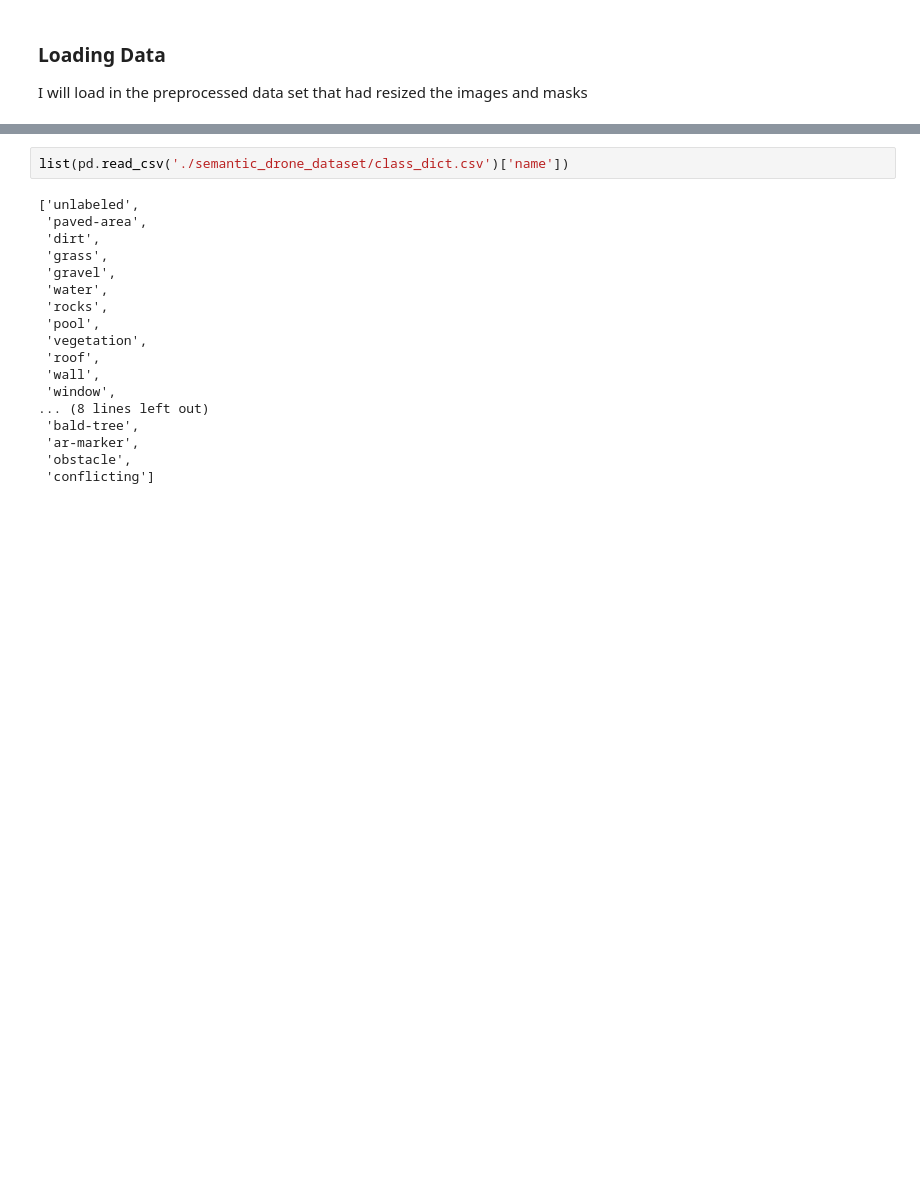
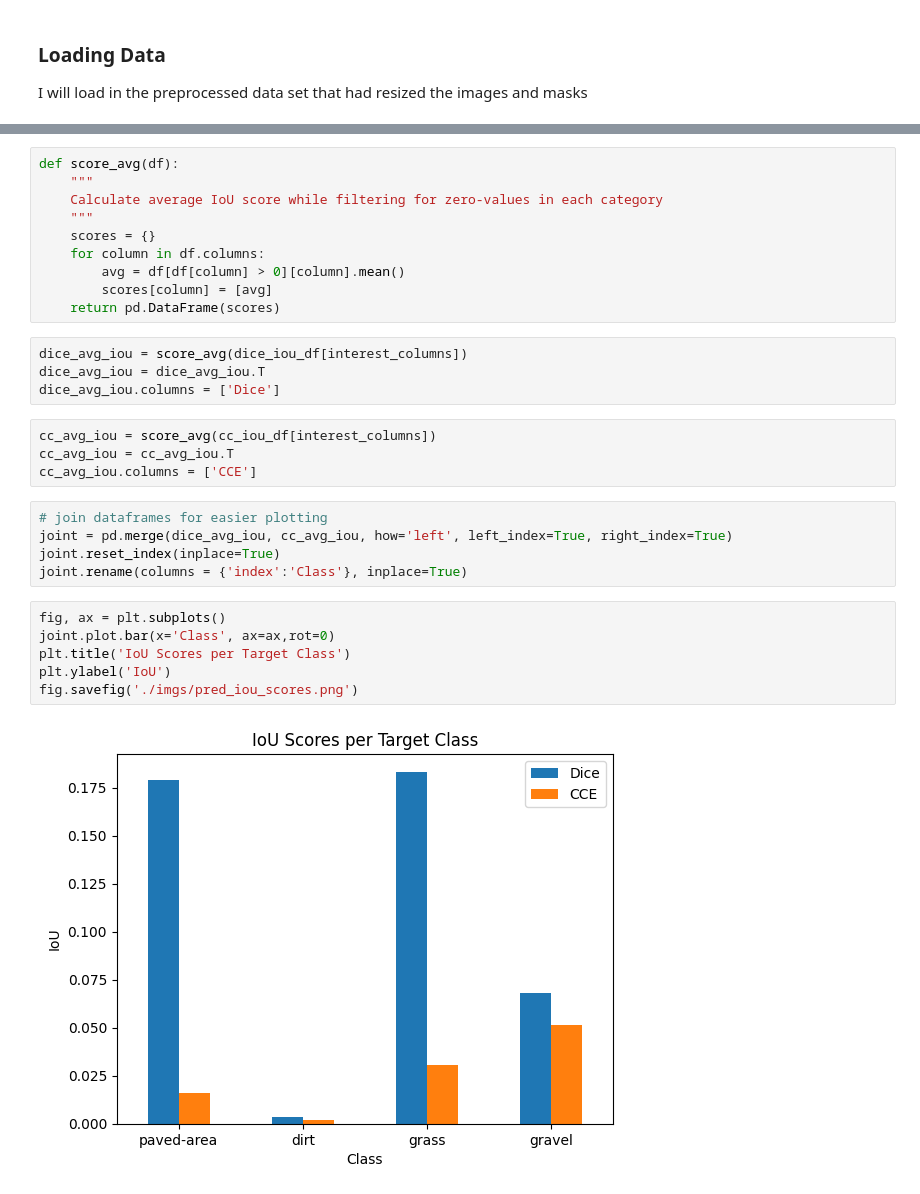
Before and after one commit to aaguil21/drone_image_segmentation, a Jupyter notebook: notebooks/Analysis.ipynb, the cells around one changed output, grey strips where cells are left out. Saved outputs shown, nothing was run; the diff lists cells and outputs as text; blank space fills up the shorter version.

```diff
--- a/notebooks/Analysis.ipynb
+++ b/notebooks/Analysis.ipynb
@@ -127,20 +121,31 @@ ls[ls['max'] > 0]['mean'].mean()
-# %%
-list(pd.read_csv('./semantic_drone_dataset/class_dict.csv')['name'])
-# %% [output]
-['unlabeled',
- 'paved-area',
- 'dirt',
- 'grass',
- 'gravel',
- 'water',
- 'rocks',
- 'pool',
- 'vegetation',
- 'roof',
- 'wall',
- 'window',
-... (8 lines left out)
- 'bald-tree',
- 'ar-marker',
- 'obstacle',
- 'conflicting']
+# %%
+def score_avg(df):
+    """
+    Calculate average IoU score while filtering for zero-values in each category
+    """
+    scores = {}
+    for column in df.columns:
+        avg = df[df[column] > 0][column].mean()
+        scores[column] = [avg]
+    return pd.DataFrame(scores)
+# %%
+dice_avg_iou = score_avg(dice_iou_df[interest_columns])
+dice_avg_iou = dice_avg_iou.T
+dice_avg_iou.columns = ['Dice']
+# %%
+cc_avg_iou = score_avg(cc_iou_df[interest_columns])
+cc_avg_iou = cc_avg_iou.T
+cc_avg_iou.columns = ['CCE']
+# %%
+# join dataframes for easier plotting
+joint = pd.merge(dice_avg_iou, cc_avg_iou, how='left', left_index=True, right_index=True)
+joint.reset_index(inplace=True)
+joint.rename(columns = {'index':'Class'}, inplace=True)
+# %%
+fig, ax = plt.subplots()
+joint.plot.bar(x='Class', ax=ax,rot=0)
+plt.title('IoU Scores per Target Class')
+plt.ylabel('IoU')
+fig.savefig('./imgs/pred_iou_scores.png')
+# %% [output]
+[figure, added]
```
Also changed, not shown: parts of 22 cells of this notebook, 2 other files.
